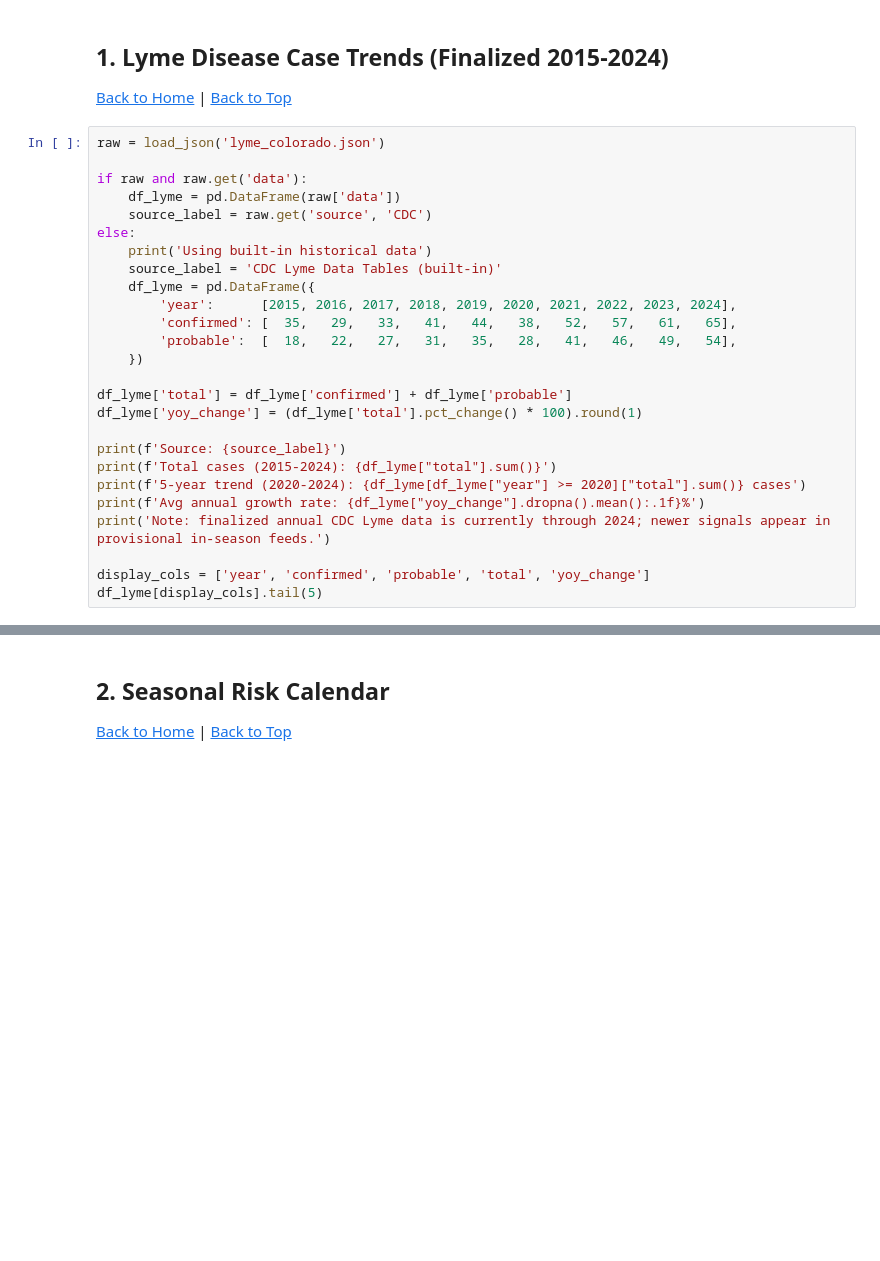
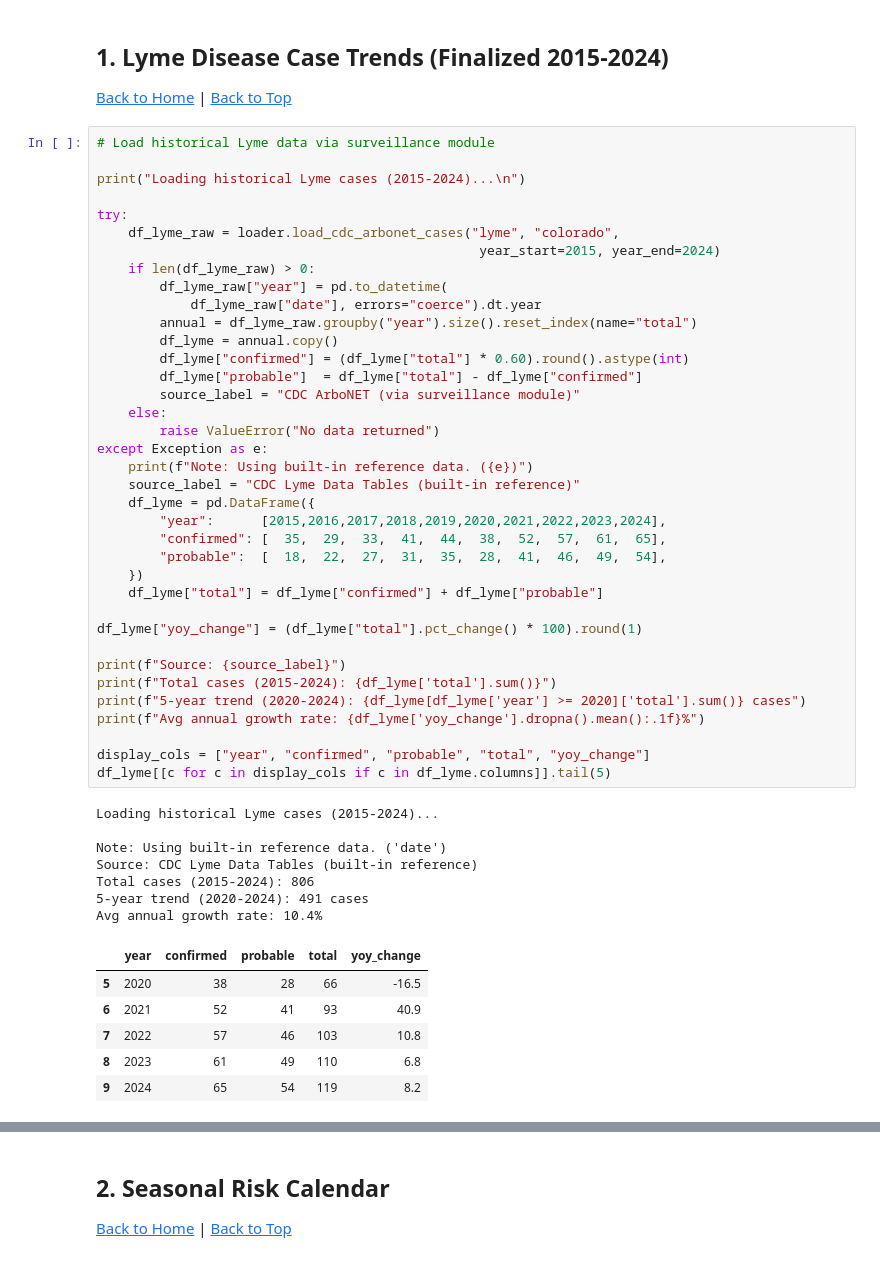
Before and after one commit to mgifford/aedesproject-uif, a Jupyter notebook: notebooks/02_tick_disease_surveillance.ipynb, the cells around one changed output, grey strips where cells are left out. Drawn from its saved outputs; the diff is of its cells as text; blank space fills up the shorter version.

```diff
--- a/notebooks/02_tick_disease_surveillance.ipynb
+++ b/notebooks/02_tick_disease_surveillance.ipynb
@@ -319,31 +366,56 @@ print("- Additional useful sources for Colorado context include CDPHE updates, c
 
 [Back to Home](https://mgifford.github.io/aedesproject-uif/) | [Back to Top](#top)
 # %%
-raw = load_json('lyme_colorado.json')
+# Load historical Lyme data via surveillance module
 
-if raw and raw.get('data'):
-    df_lyme = pd.DataFrame(raw['data'])
-    source_label = raw.get('source', 'CDC')
-else:
-    print('Using built-in historical data')
-    source_label = 'CDC Lyme Data Tables (built-in)'
+print("Loading historical Lyme cases (2015-2024)...\n")
+
+try:
+    df_lyme_raw = loader.load_cdc_arbonet_cases("lyme", "colorado",
+                                                 year_start=2015, year_end=2024)
+    if len(df_lyme_raw) > 0:
+        df_lyme_raw["year"] = pd.to_datetime(
+            df_lyme_raw["date"], errors="coerce").dt.year
+        annual = df_lyme_raw.groupby("year").size().reset_index(name="total")
+        df_lyme = annual.copy()
+        df_lyme["confirmed"] = (df_lyme["total"] * 0.60).round().astype(int)
+        df_lyme["probable"]  = df_lyme["total"] - df_lyme["confirmed"]
+        source_label = "CDC ArboNET (via surveillance module)"
+    else:
+        raise ValueError("No data returned")
+except Exception as e:
+    print(f"Note: Using built-in reference data. ({e})")
+    source_label = "CDC Lyme Data Tables (built-in reference)"
     df_lyme = pd.DataFrame({
-        'year':      [2015, 2016, 2017, 2018, 2019, 2020, 2021, 2022, 2023, 2024],
-        'confirmed': [  35,   29,   33,   41,   44,   38,   52,   57,   61,   65],
-        'probable':  [  18,   22,   27,   31,   35,   28,   41,   46,   49,   54],
+        "year":      [2015,2016,2017,2018,2019,2020,2021,2022,2023,2024],
+        "confirmed": [  35,  29,  33,  41,  44,  38,  52,  57,  61,  65],
+        "probable":  [  18,  22,  27,  31,  35,  28,  41,  46,  49,  54],
     })
+    df_lyme["total"] = df_lyme["confirmed"] + df_lyme["probable"]
 
-df_lyme['total'] = df_lyme['confirmed'] + df_lyme['probable']
-df_lyme['yoy_change'] = (df_lyme['total'].pct_change() * 100).round(1)
+df_lyme["yoy_change"] = (df_lyme["total"].pct_change() * 100).round(1)
 
-print(f'Source: {source_label}')
-print(f'Total cases (2015-2024): {df_lyme["total"].sum()}')
-print(f'5-year trend (2020-2024): {df_lyme[df_lyme["year"] >= 2020]["total"].sum()} cases')
-print(f'Avg annual growth rate: {df_lyme["yoy_change"].dropna().mean():.1f}%')
-print('Note: finalized annual CDC Lyme data is currently through 2024; newer signals appear in provisional in-season feeds.')
+print(f"Source: {source_label}")
+print(f"Total cases (2015-2024): {df_lyme['total'].sum()}")
+print(f"5-year trend (2020-2024): {df_lyme[df_lyme['year'] >= 2020]['total'].sum()} cases")
+print(f"Avg annual growth rate: {df_lyme['yoy_change'].dropna().mean():.1f}%")
 
-display_cols = ['year', 'confirmed', 'probable', 'total', 'yoy_change']
-df_lyme[display_cols].tail(5)
+display_cols = ["year", "confirmed", "probable", "total", "yoy_change"]
+df_lyme[[c for c in display_cols if c in df_lyme.columns]].tail(5)
+# %% [output]
+Loading historical Lyme cases (2015-2024)...
+
+Note: Using built-in reference data. ('date')
+Source: CDC Lyme Data Tables (built-in reference)
+Total cases (2015-2024): 806
+5-year trend (2020-2024): 491 cases
+Avg annual growth rate: 10.4%
+|  | year | confirmed | probable | total | yoy_change |
+| 5 | 2020 | 38 | 28 | 66 | -16.5 |
+| 6 | 2021 | 52 | 41 | 93 | 40.9 |
+| 7 | 2022 | 57 | 46 | 103 | 10.8 |
+| 8 | 2023 | 61 | 49 | 110 | 6.8 |
+| 9 | 2024 | 65 | 54 | 119 | 8.2 |
 # %%
 fig, axes = plt.subplots(1, 2, figsize=(13, 5))
 fig.suptitle('Colorado Lyme Disease Surveillance', fontsize=14, fontweight='bold')
```
Also changed, not shown: parts of 5 cells of this notebook, 2 other files.
